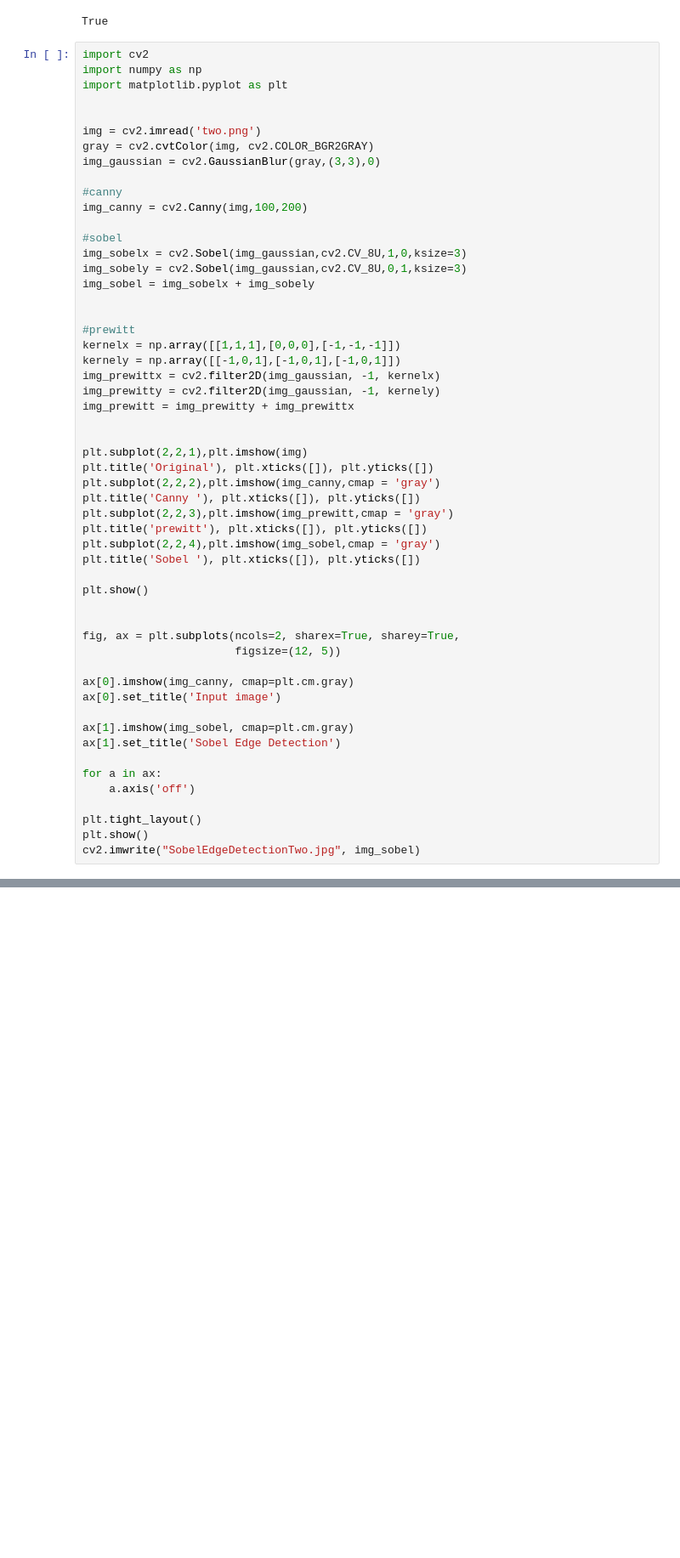
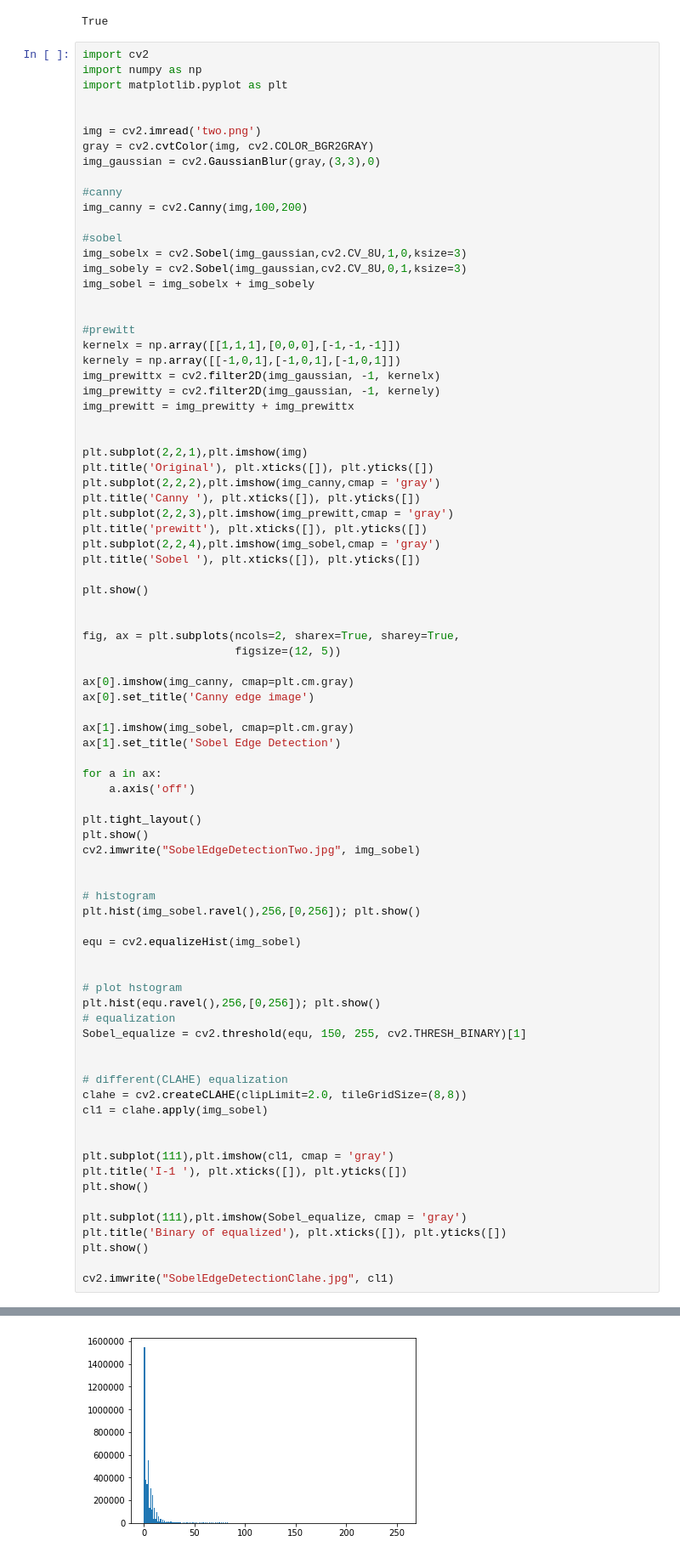
Before and after one commit to Naagar/Text-Extraction, a Jupyter notebook: oneR.ipynb, the cells around one changed output, grey strips where cells are left out. Shown at 85% size. Cells and saved outputs as stored; diff of their text form; blank space fills up the shorter version.

```diff
--- a/oneR.ipynb
+++ b/oneR.ipynb
@@ -802,31 +802,60 @@ img_prewitt = img_prewitty + img_prewittx
 
 plt.subplot(2,2,1),plt.imshow(img)
 plt.title('Original'), plt.xticks([]), plt.yticks([])
 plt.subplot(2,2,2),plt.imshow(img_canny,cmap = 'gray')
 plt.title('Canny '), plt.xticks([]), plt.yticks([])
 plt.subplot(2,2,3),plt.imshow(img_prewitt,cmap = 'gray')
 plt.title('prewitt'), plt.xticks([]), plt.yticks([])
 plt.subplot(2,2,4),plt.imshow(img_sobel,cmap = 'gray')
 plt.title('Sobel '), plt.xticks([]), plt.yticks([])
 
 plt.show()
 
 
 fig, ax = plt.subplots(ncols=2, sharex=True, sharey=True,
                        figsize=(12, 5))
 
 ax[0].imshow(img_canny, cmap=plt.cm.gray)
-ax[0].set_title('Input image')
+ax[0].set_title('Canny edge image')
 
 ax[1].imshow(img_sobel, cmap=plt.cm.gray)
 ax[1].set_title('Sobel Edge Detection')
 
 for a in ax:
     a.axis('off')
 
 plt.tight_layout()
 plt.show()
 cv2.imwrite("SobelEdgeDetectionTwo.jpg", img_sobel)
+
+
+# histogram
+plt.hist(img_sobel.ravel(),256,[0,256]); plt.show()
+
+equ = cv2.equalizeHist(img_sobel)
+
+
+# plot hstogram
+plt.hist(equ.ravel(),256,[0,256]); plt.show()
+# equalization
+Sobel_equalize = cv2.threshold(equ, 150, 255, cv2.THRESH_BINARY)[1]
+
+
+# different(CLAHE) equalization
+clahe = cv2.createCLAHE(clipLimit=2.0, tileGridSize=(8,8))
+cl1 = clahe.apply(img_sobel)
+
+
+plt.subplot(111),plt.imshow(cl1, cmap = 'gray')
+plt.title('I-1 '), plt.xticks([]), plt.yticks([])
+plt.show()
+
+plt.subplot(111),plt.imshow(Sobel_equalize, cmap = 'gray')
+plt.title('Binary of equalized'), plt.xticks([]), plt.yticks([])
+plt.show()
+
+cv2.imwrite("SobelEdgeDetectionClahe.jpg", cl1)
 # %% [output]
 [figure]
 [figure]
+[figure, added]
```
Also changed, not shown: parts of 4 cells of this notebook, 4 other files.
